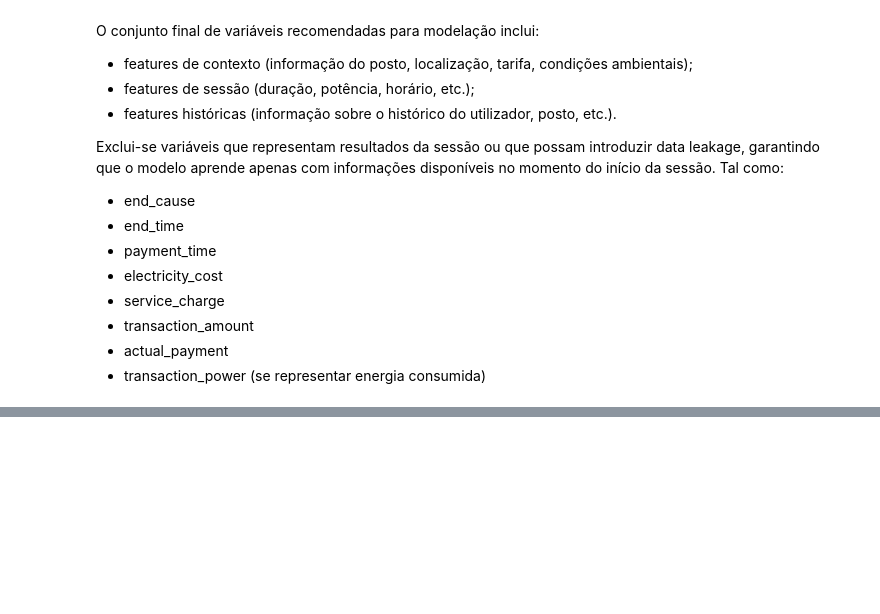
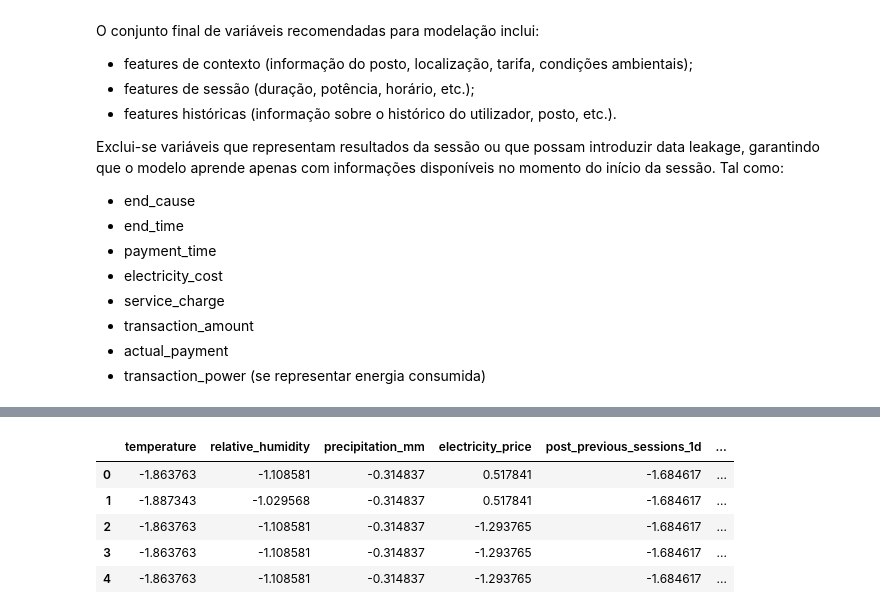
Before and after one commit to marianaCorreiia/MINDD-GPA-1260527-1211883-1231261, a Jupyter notebook: task1.ipynb, the cells around one changed output, grey strips where cells are left out. Drawn from its saved outputs; the diff is of its cells as text; code cells hidden in the pictures; blank space fills up the shorter version.

Commit message:
normalization + improvements

```diff
--- a/task1.ipynb
+++ b/task1.ipynb
@@ -1669,3 +1669,80 @@ Exclui-se variáveis que representam resultados da sessão ou que possam introdu
 - transaction_amount
 - actual_payment
 - transaction_power (se representar energia consumida)
+# %%
+from sklearn.compose import ColumnTransformer
+from sklearn.preprocessing import OneHotEncoder, StandardScaler
+
+def normalizar_variaveis_elegiveis(dataframe):
+    """Normaliza variaveis elegiveis e imprime uma amostra do resultado."""
+    numeric_columns = [
+        "temperature", "relative_humidity", "precipitation_mm", "electricity_price",
+        "post_previous_sessions_1d", "post_previous_abnormal_1d",
+        "post_previous_abnormal_rate_1d", "post_previous_sessions_7d",
+        "post_previous_abnormal_7d", "post_previous_abnormal_rate_7d",
+        "post_previous_sessions_30d", "post_previous_abnormal_30d",
+        "post_previous_abnormal_rate_30d", "post_hours_since_previous_completed_session",
+        "post_hours_since_previous_completed_abnormal", "user_previous_sessions_30d",
+        "user_previous_abnormal_30d", "user_previous_abnormal_rate_30d",
+        "user_previous_sessions_180d", "user_previous_abnormal_180d",
+        "user_previous_abnormal_rate_180d", "user_previous_sessions_730d",
+        "user_previous_abnormal_730d", "user_previous_abnormal_rate_730d",
+        "user_days_since_previous_completed_session",
+        "user_days_since_previous_completed_abnormal", "user_active_sessions_at_start",
+    ]
+    binary_columns = [
+        "is_new_user", "post_no_previous_completed_session",
+        "post_no_previous_completed_abnormal", "user_no_previous_completed_session",
+        "user_no_previous_completed_abnormal",
+    ]
+    categorical_columns = ["location_information", "district_name", "tariff_period"]
+    eligible_columns = numeric_columns + binary_columns + categorical_columns
+    available_columns = [c for c in eligible_columns if c in dataframe.columns]
+    missing_columns = sorted(set(eligible_columns) - set(available_columns))
+    if missing_columns:
+        print("Colunas elegiveis ausentes:", missing_columns)
+
+    numeric_columns = [c for c in numeric_columns if c in available_columns]
+    binary_columns = [c for c in binary_columns if c in available_columns]
+    categorical_columns = [c for c in categorical_columns if c in available_columns]
+    transformers = []
+    if numeric_columns:
+        transformers.append(("numericas", StandardScaler(), numeric_columns))
+    if categorical_columns:
+        transformers.append((
+            "categoricas", OneHotEncoder(handle_unknown="ignore", sparse=False), categorical_columns
+        ))
+    transformer = ColumnTransformer(
+        transformers=transformers,
+        remainder="passthrough",
+        verbose_feature_names_out=False,
+    )
+    transformed = transformer.fit_transform(dataframe[available_columns])
+    normalized_dataframe = pd.DataFrame(
+        transformed,
+        columns=transformer.get_feature_names_out(),
+        index=dataframe.index,
+    )
+    print("Colunas numericas normalizadas:", numeric_columns)
+    print("Colunas categoricas codificadas:", categorical_columns)
+    print("Colunas binarias mantidas como 0/1:", binary_columns)
+    print(f"Dimensoes antes: {dataframe.shape[0]:,} linhas x {len(available_columns)} colunas")
+    print(f"Dimensoes depois: {normalized_dataframe.shape[0]:,} linhas x {normalized_dataframe.shape[1]} colunas")
+    print("Amostra dos dados normalizados:")
+    display(normalized_dataframe.head())
+    return normalized_dataframe, transformer
+
+normalized_df, normalization_transformer = normalizar_variaveis_elegiveis(df)
+
+categorical_encoded_columns = [
+    column
+    for column in normalized_df.columns
+    if column.startswith((
+        "location_information_", "district_name_", "tariff_period_"
+    ))
+]
+print("Colunas categoricas depois do one-hot encoding:")
+print(categorical_encoded_columns)
+print("Valores codificados das variaveis categoricas:")
+display(normalized_df[categorical_encoded_columns].head())
+# %% [output]
@@ -1671,0 +1755,6 @@ Exclui-se variáveis que representam resultados da sessão ou que possam introdu
+|  | temperature | relative_humidity | precipitation_mm | electricity_price | post_previous_sessions_1d | ... |
+| 0 | -1.863763 | -1.108581 | -0.314837 | 0.517841 | -1.684617 | ... |
+| 1 | -1.887343 | -1.029568 | -0.314837 | 0.517841 | -1.684617 | ... |
+| 2 | -1.863763 | -1.108581 | -0.314837 | -1.293765 | -1.684617 | ... |
+| 3 | -1.863763 | -1.108581 | -0.314837 | -1.293765 | -1.684617 | ... |
+| 4 | -1.863763 | -1.108581 | -0.314837 | -1.293765 | -1.684617 | ... |
```
Also changed, not shown: parts of 1 cell of this notebook, 1 other file.
